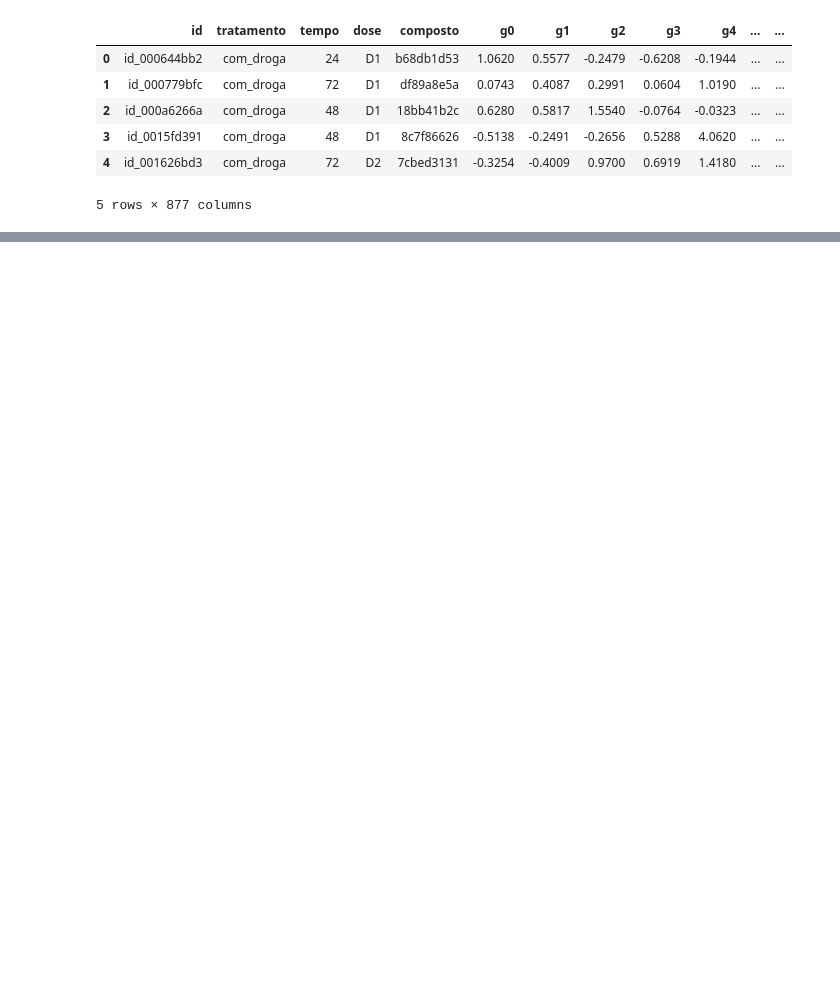
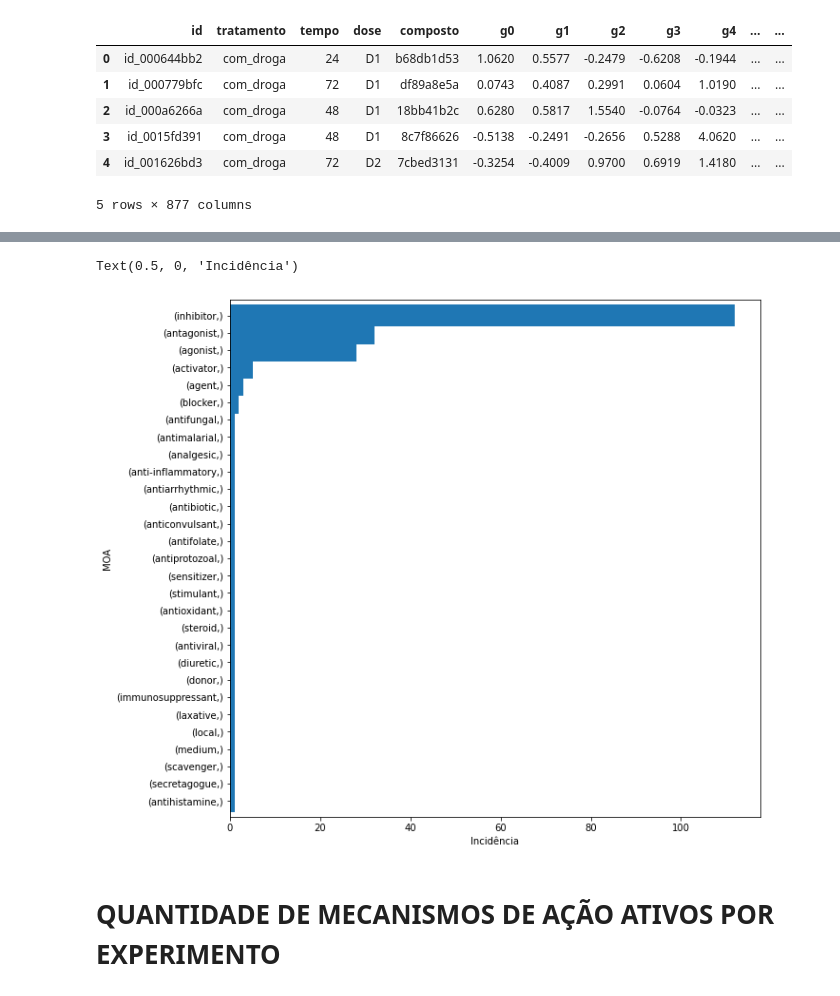
Before and after one commit to bernardocecchetto/Imersao_dados-Alura, a Jupyter notebook: Correlações, causalidade e relações entre genes.ipynb, the cells around one changed output, grey strips where cells are left out. Drawn from its saved outputs; the diff is of its cells as text; code cells hidden in the pictures; blank space fills up the shorter version.

```diff
--- a/Correlações, causalidade e relações entre genes.ipynb
+++ b/Correlações, causalidade e relações entre genes.ipynb
@@ -317,0 +44,3 @@ sms.heatmap(corr2, mask=mask, cmap=cmap, center=0,
+# %%
+dados_resultados = pd.read_csv('https://github.com/alura-cursos/imersao-dados-desafio-final/blob/main/Dados/dados_resultados.csv?raw=true')
+dados_resultados.head()
@@ -317,0 +75,3 @@ sms.heatmap(corr2, mask=mask, cmap=cmap, center=0,
+# %%
+words = dados_resultados.columns[1::]
+words
@@ -317,0 +90,5 @@ sms.heatmap(corr2, mask=mask, cmap=cmap, center=0,
+# %%
+new_words=[]
+for i in range (len(words)):
+    new_words.append(words[i].split('_')[-1])
+new_words
@@ -317,0 +113,3 @@ sms.heatmap(corr2, mask=mask, cmap=cmap, center=0,
+# %%
+new_df=pd.DataFrame(new_words, columns = ['MOA']).drop(203, axis=0)
+new_df
@@ -317,0 +130,10 @@ sms.heatmap(corr2, mask=mask, cmap=cmap, center=0,
+# %%
+plt.figure(figsize=(10,10))
+
+new_df.value_counts().sort_values().plot(kind='barh', width=1.3)
+plt.xlabel('Incidência')
+# %% [output]
+Text(0.5, 0, 'Incidência')
+[figure, added]
+# %% [markdown]
+# QUANTIDADE DE MECANISMOS DE AÇÃO ATIVOS POR EXPERIMENTO
```
Also changed, not shown: parts of 72 cells of this notebook.
